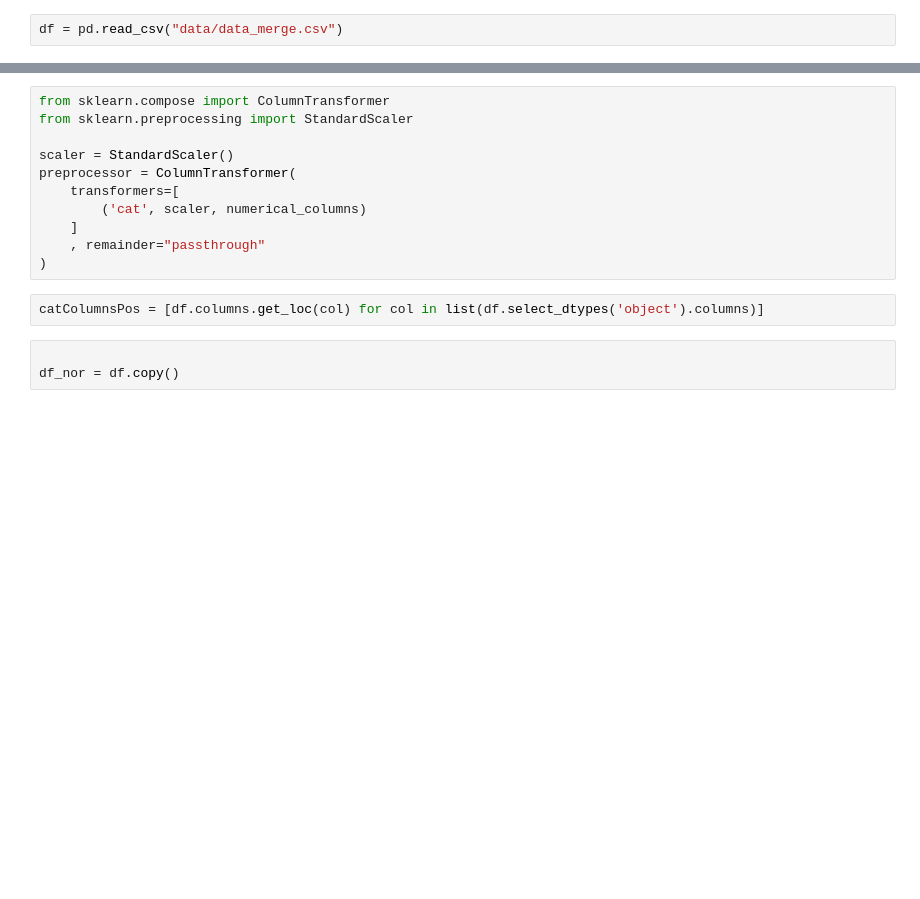
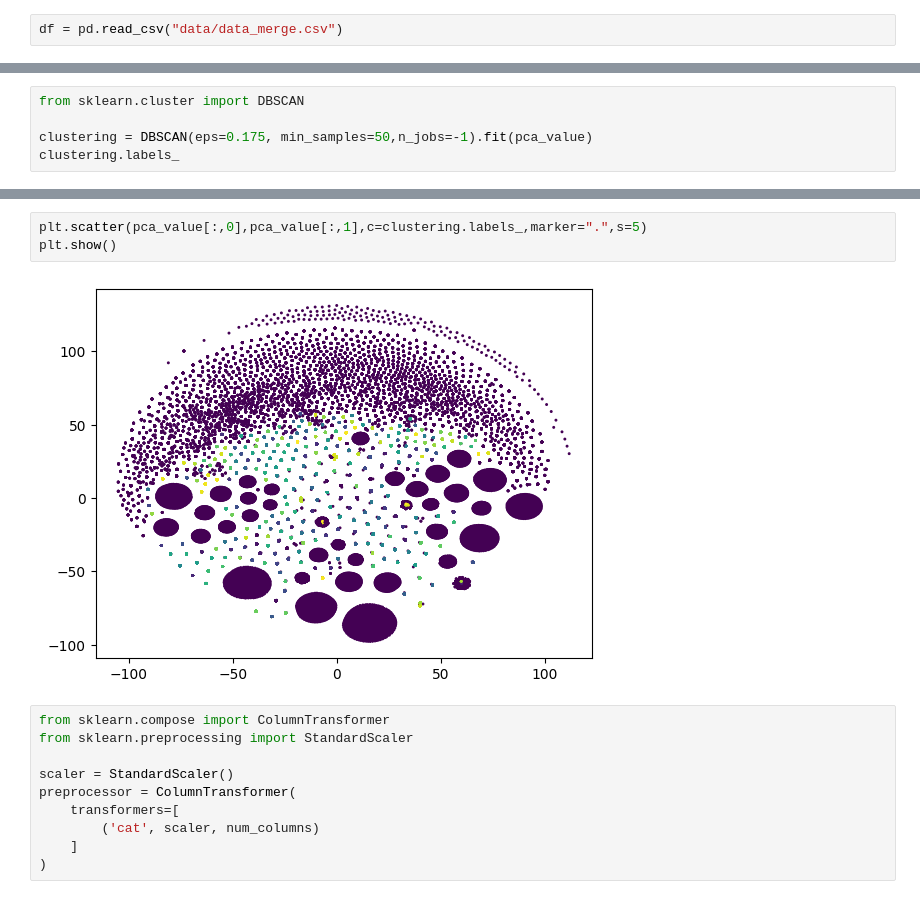
Before and after one commit to StevenDelval/segmentation_client, a Jupyter notebook: model.ipynb, the cells around one changed output, grey strips where cells are left out. Saved outputs shown, nothing was run; the diff lists cells and outputs as text; blank space fills up the shorter version.

```diff
--- a/model.ipynb
+++ b/model.ipynb
@@ -11,0 +53,5 @@ numerical_columns = [col for col in df.columns if df[col].dtype != "object"]
+# %%
+from sklearn.cluster import DBSCAN
+
+clustering = DBSCAN(eps=0.175, min_samples=50,n_jobs=-1).fit(pca_value)
+clustering.labels_
@@ -12,3 +80,8 @@ numerical_columns = [col for col in df.columns if df[col].dtype != "object"]
+# %%
+plt.scatter(pca_value[:,0],pca_value[:,1],c=clustering.labels_,marker=".",s=5)
+plt.show()
+# %% [output]
+[figure, added]
 # %%
 from sklearn.compose import ColumnTransformer
 from sklearn.preprocessing import StandardScaler
@@ -16,12 +89,6 @@ from sklearn.preprocessing import StandardScaler
 scaler = StandardScaler()
 preprocessor = ColumnTransformer(
     transformers=[
-        ('cat', scaler, numerical_columns)
+        ('cat', scaler, num_columns)
     ]
-    , remainder="passthrough"
 )
-# %%
-catColumnsPos = [df.columns.get_loc(col) for col in list(df.select_dtypes('object').columns)]
-# %%
-
-df_nor = df.copy()
```
Also changed, not shown: parts of 20 cells of this notebook, 1 other file.
